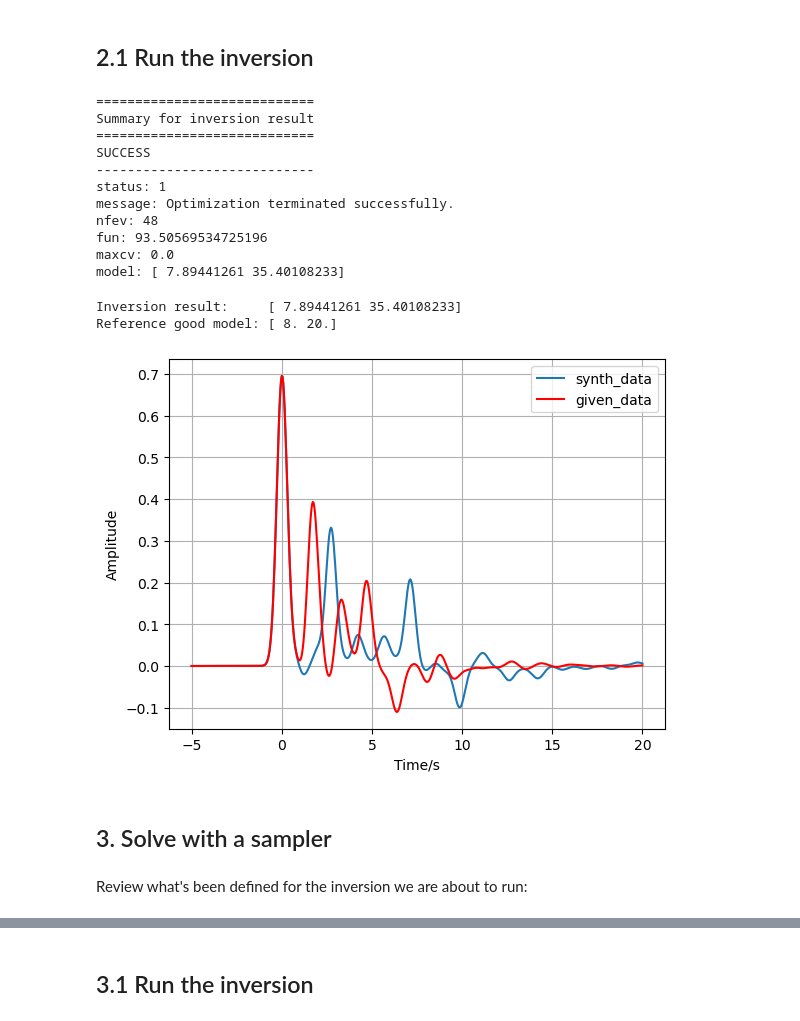
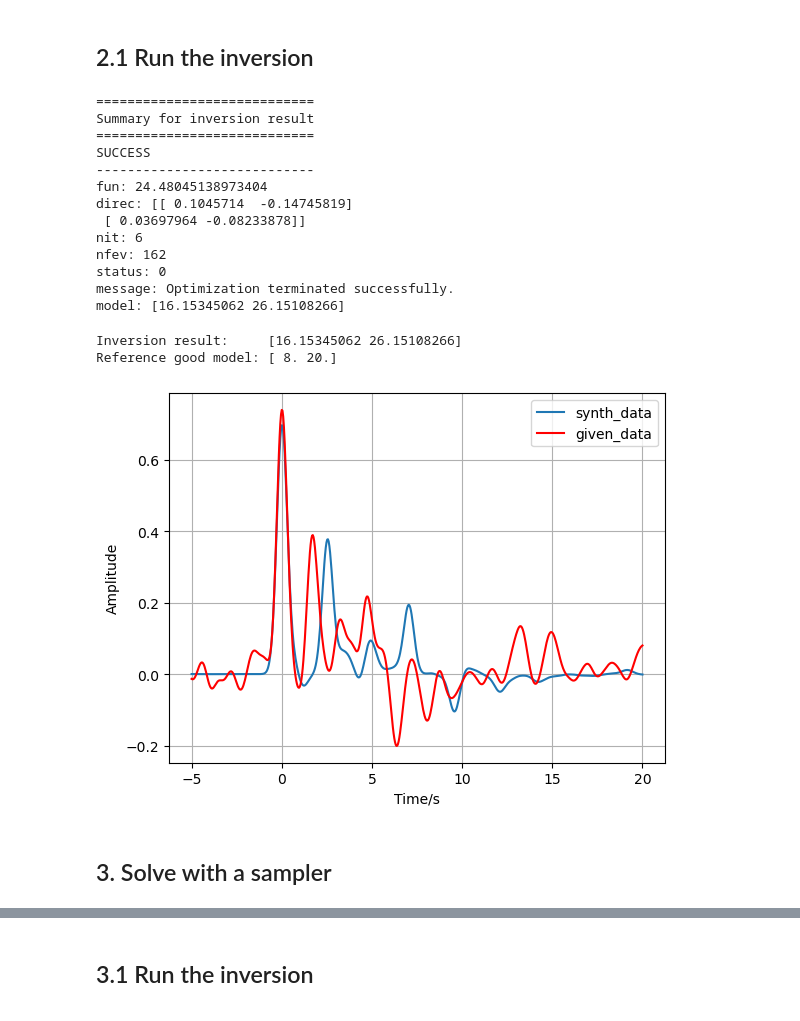
Before and after one commit to inlab-geo/espresso, a Jupyter notebook: examples/receiver_function/receiver_function_2_vars.ipynb, the cells around one changed output, grey strips where cells are left out. Cells and saved outputs as stored; diff of their text form; code cells hidden in the pictures.

Commit message:
feat: progress on receiver_function

```diff
--- a/examples/receiver_function/receiver_function_2_vars.ipynb
+++ b/examples/receiver_function/receiver_function_2_vars.ipynb
@@ -86,9 +93,8 @@ my_cov_inv = my_receiver_function.inverse_covariance_matrix
 
 def my_misfit(model):
     synth_data = my_receiver_function.forward(model)
-    residual = given_data - synth_data
-    misfit_with_uncertainty = residual.T @ my_cov_inv @ residual
-    return misfit_with_uncertainty
+    log_likelihood = my_receiver_function.log_likelihood(synth_data, given_data)
+    return - log_likelihood
 
 my_problem.set_objective(my_misfit)
 my_problem.set_initial_model(null_model)
@@ -107,5 +113,8 @@ def my_prior(model):
         return -np.inf
     return my_receiver_function.log_prior(model)
 
+ndim = my_receiver_function.model_size
+
+my_problem.set_model_shape(ndim)
 my_problem.set_log_likelihood(my_log_likelihood)
-my_problem.set_log_prior(my_receiver_function.log_prior)
+my_problem.set_log_prior(my_prior)
@@ -136,7 +142,7 @@ List of functions/properties that can be further set for the problem:
 # %%
 my_options_optimiser = cofi.InversionOptions()
 my_options_optimiser.set_tool("scipy.optimize.minimize")
-my_options_optimiser.set_params(method="COBYLA")
+my_options_optimiser.set_params(method="Powell")
 # %% [markdown]
 ## 2.1 Run the inversion
 # %%
@@ -149,31 +155,32 @@ Summary for inversion result
 ============================
 SUCCESS
 ----------------------------
-status: 1
+fun: 24.48045138973404
+direc: [[ 0.1045714  -0.14745819]
+ [ 0.03697964 -0.08233878]]
+nit: 6
+nfev: 162
+status: 0
 message: Optimization terminated successfully.
-nfev: 48
-fun: 93.50569534725196
-maxcv: 0.0
-model: [ 7.89441261 35.40108233]
+model: [16.15345062 26.15108266]
 # %%
 print("Inversion result:    ", my_result_optimiser.model)
 print("Reference good model:", my_receiver_function.good_model)
 # %% [output]
-Inversion result:     [ 7.89441261 35.40108233]
+Inversion result:     [16.15345062 26.15108266]
 Reference good model: [ 8. 20.]
 # %%
 synth_data = my_receiver_function.forward(my_result_optimiser.model)
-given_data = my_receiver_function.forward(my_receiver_function.good_model)
-# given_data = my_receiver_function.data
+given_data = my_receiver_function.data
 my_receiver_function.plot_data(
     data=synth_data,
     data2=given_data,
     label="synth_data",
     label2="given_data",
 )
 plt.legend();
 # %% [output]
-[figure, old version]
+[figure, new version]
 # %% [markdown]
 ## 3. Solve with a sampler
 # %%
@@ -192,2 +189,0 @@ my_options_sampler.set_params(
-# %% [markdown]
-Review what's been defined for the inversion we are about to run:
```
Also changed, not shown: parts of 16 cells of this notebook.
